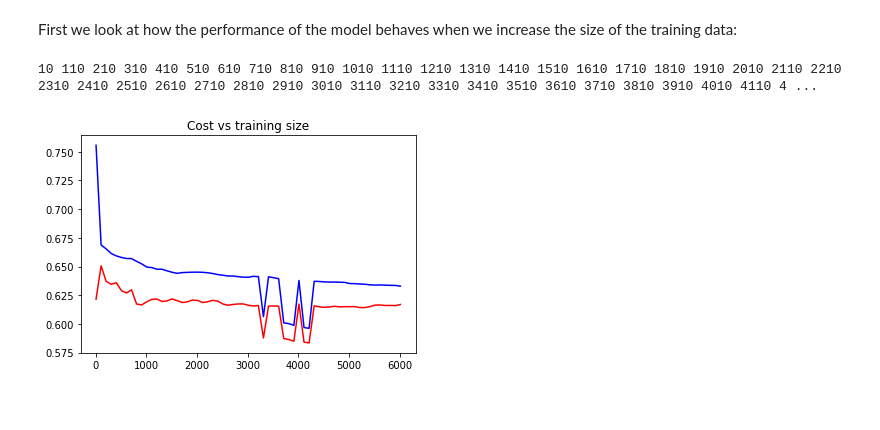
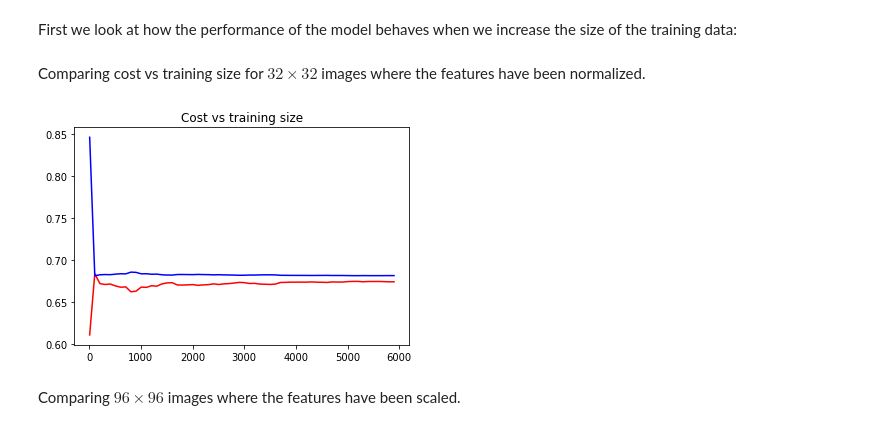
Before and after one commit to joelper/CS229A, a Jupyter notebook: Models/Logistic_regression/logistic_regression.ipynb, the cells around one changed output. Drawn from its saved outputs; the diff is of its cells as text; code cells hidden in the pictures.

```diff
--- a/Models/Logistic_regression/logistic_regression.ipynb
+++ b/Models/Logistic_regression/logistic_regression.ipynb
@@ -141,3 +138,8 @@ X_val_scaled = preprocessing.scale(X_val)
+# %%
+scaler = preprocessing.StandardScaler()
+scaler.fit(X)
+X_scaled = scaler.transform(X)
+X_val_scaled = scaler.transform(X_val)
 # %%
 auc_train_scaled, auc_val_scaled, acc_train_scaled, acc_val_scaled = auroc_and_acc_vs_reg(reg, X_scaled, Y, X_val_scaled, Y_val)
 # %%
@@ -249,3 +248,8 @@ X_val_32_scaled = preprocessing.scale(X_val_32)
+# %%
+scaler = preprocessing.StandardScaler()
+scaler.fit(X_32)
+X_32_scaled = scaler.transform(X_32)
+X_val_32_scaled = scaler.transform(X_val_32)
 # %%
 auc_train_32_scaled, auc_val_32_scaled, acc_train_32_scaled, acc_val_32_scaled = auroc_and_acc_vs_reg(reg, X_32_scaled, Y, X_val_32_scaled, Y_val)
 # %%
@@ -277,40 +281,40 @@ The optimal regularization value is:  0.00033546262790251185
 A logistic regression model using the full scale images performs better out-of-sample than a model using only the center of the image. However, neither model is close to the leaderboard scores on Kaggle (around 0.95 compared to 0.66-0.67 for our models). Below we perform some error analysis in order to get a better understanding of how we can potentially improve the performance.
 # %% [markdown]
 First we look at how the performance of the model behaves when we increase the size of the training data:
-# %%
-acc_train_32_ea = []
-acc_val_32_ea = []
-auc_train_32_ea = []
-auc_val_32_ea = []
-cost_train_32 = []
-cost_val_32 = []
-c = reg[np.argmax(auc_val_32)]
-for i in range(10,X.shape[0]+11, 100):
-    print(i, end=' ')
-    # fit a logistic regression using the 'optimal' regularization
-    clf = LogisticRegression(solver='lbfgs', tol=1e-4, C=c).fit(X_32[:i], Y[:i])
-
-    # evaluate accuracy and AUROC score on the training set
-    y_pred_train = clf.predict(X_32[:i])
-    proba_train = clf.predict_proba(X_32[:i])[:,1]
-    acc_train_32_ea.append(1 - np.mean(np.abs(y_pred_train-Y[:i].T)))
-    auc_train_32_ea.append(metrics.roc_auc_score(Y[:i], proba_train))
-
-    # evaluate accuracy on the validation set
-    y_pred_val = clf.predict(X_val_32)
-    proba_val = clf.predict_proba(X_val_32)[:,1].reshape(-1,1)
-    acc_val_32_ea.append(1 - np.mean(np.abs(y_pred_val-Y_val.T)))
-    auc_val_32_ea.append(metrics.roc_auc_score(Y_val, proba_val))
-
-    # evaluate the cost on train and validation set
-    cost_train_32.append(-1/Y[:i].shape[0] * np.sum(Y[:i] * np.log(proba_train) + (1-Y[:i]) * (np.log(1-proba_train))))
-    cost_val_32.append(-1/Y_val.shape[0] * np.sum(Y_val * np.log(proba_val) + (1-Y_val) * (np.log(1-proba_val))))
-# %% [output]
-10 110 210 310 410 510 610 710 810 910 1010 1110 1210 1310 1410 1510 1610 1710 1810 1910 2010 2110 2210 2310 2410 2510 2610 2710 2810 2910 3010 3110 3210 3310 3410 3510 3610 3710 3810 3910 4010 4110 4 ...
+# %%
+def cost_vs_train_size(X_in, Y_in, X_val_in, Y_val_in, reg_param, training_sizes):
+    # function that calculates the cost for logistic regression using different training sizes
+    cost_train_in = []
+    cost_val_in = []
+
+    for sz in training_sizes:
+        # fit a logistic regression using the 'optimal' regularization
+        clf_in = LogisticRegression(solver='lbfgs', tol=1e-4, C=reg_param).fit(X_in[:sz], Y_in[:sz])
+
+        # predict on the training set
+        proba_train = clf_in.predict_proba(X_in[:sz,:])[:,1]
+
+        # predict on the validation set
+        proba_val = clf_in.predict_proba(X_val_in)[:,1].reshape(-1,1)
+
+        # evaluate the cost on train and validation set
+        cost_train_in.append(-1/sz * np.sum(Y_in[:sz] * np.log(proba_train) + (1-Y_in[:sz]) * (np.log(1-proba_train))))
+        cost_val_in.append(-1/Y_val_in.shape[0] * np.sum(Y_val_in * np.log(proba_val) + (1-Y_val_in) * (np.log(1-proba_val))))
+
+    return cost_train_in, cost_val_in
+# %% [markdown]
+Comparing cost vs training size for $32\times32$ images where the features have been normalized.
+# %%
+c = reg[np.argmax(auc_val_32)]
+n= 60
+training_sizes = np.linspace(np.minimum(10,X.shape[0]), X.shape[0], n, endpoint=False).astype(int)
+cost_train_32, cost_val_32 = cost_vs_train_size(X_32_scaled, Y, X_val_32_scaled, Y_val, c, training_sizes)
 # %%
 plt.title('Cost vs training size')
-plt.plot(np.arange(10,X.shape[0]+11, 100), np.array(cost_train_32),'r')
-plt.plot(np.arange(10,X.shape[0]+11, 100), np.array(cost_val_32), 'b')
+plt.plot(training_sizes, np.array(cost_train_32),'r')
+plt.plot(training_sizes, np.array(cost_val_32), 'b')
 plt.show()
 # %% [output]
-[figure, old version]
+[figure, new version]
+# %% [markdown]
+Comparing $96\times96$ images where the features have been scaled.
```
Also changed, not shown: parts of 8 cells of this notebook.
